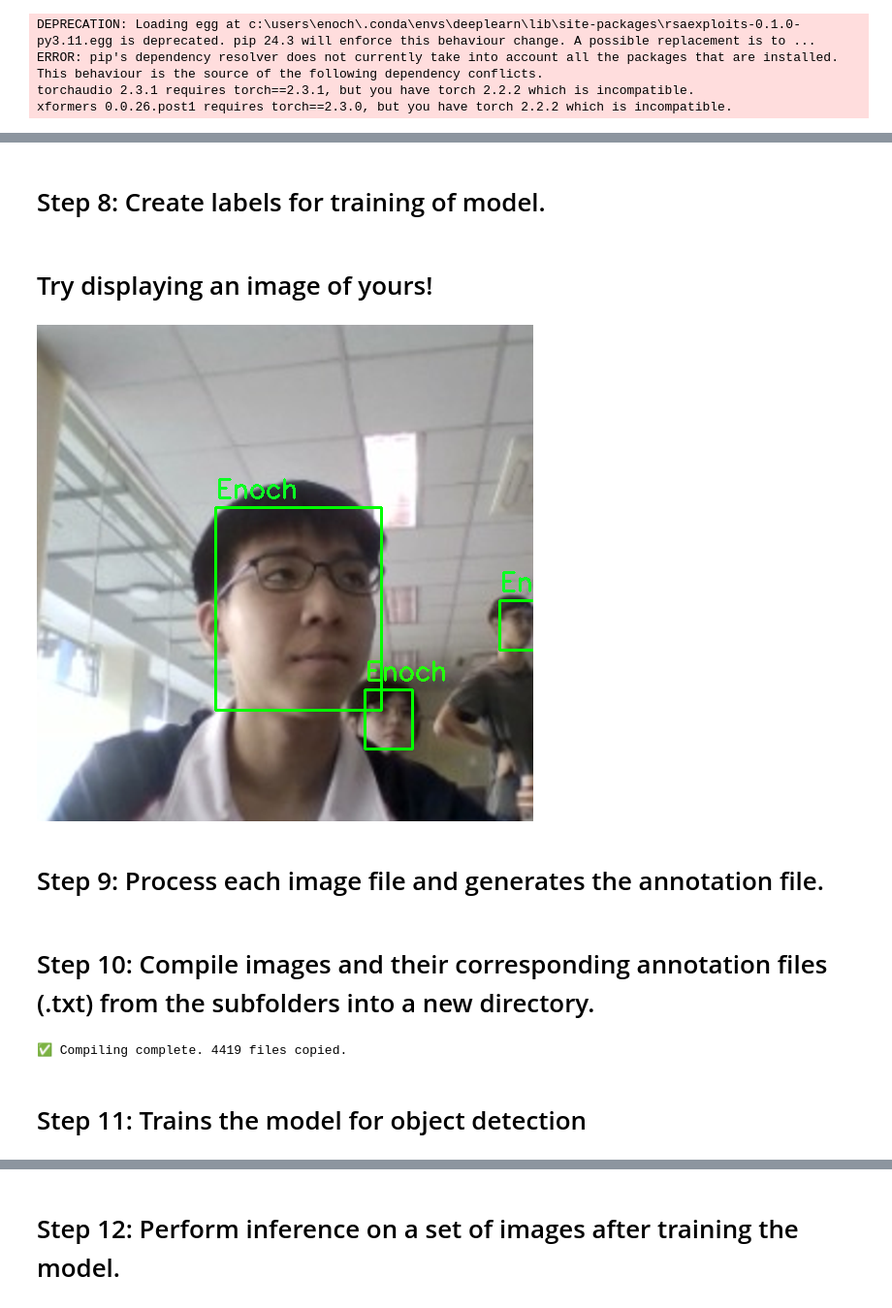
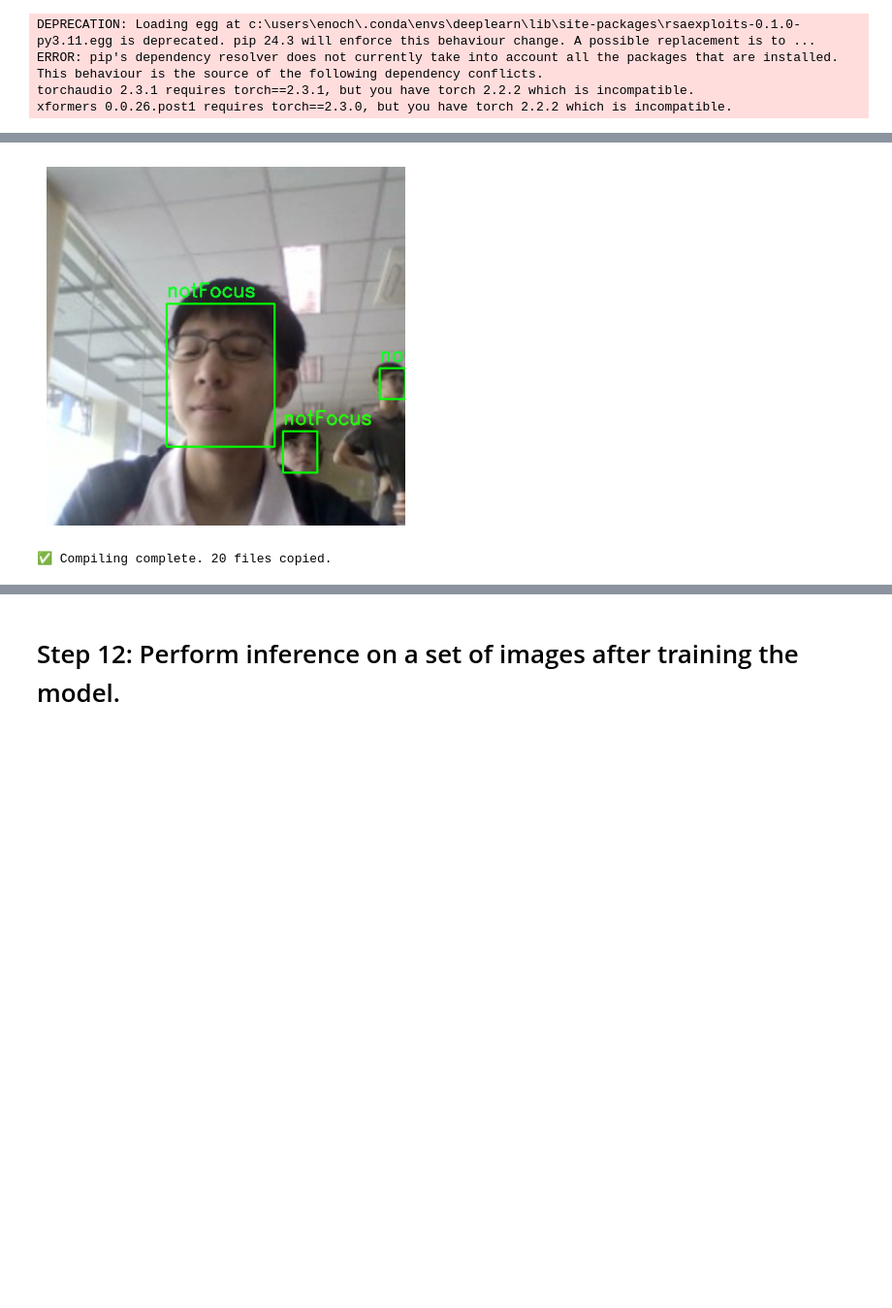
Before and after one commit to Enderpotato/BBCS2025_Advanced_3, a Jupyter notebook: facial_recognition_yolo_final.ipynb, the cells around one changed output, grey strips where cells are left out. Shown: that part at 97% size. Cells and saved outputs as stored; diff of their text form; code cells hidden in the pictures; blank space fills up the shorter version.

```diff
--- a/facial_recognition_yolo_final.ipynb
+++ b/facial_recognition_yolo_final.ipynb
@@ -105,0 +60,8 @@ print(class_names)
+# %%
+class_names = []
+
+
+for file in os.listdir("dataset"):
+  class_names.append(file)
+
+print(class_names)
@@ -106,13 +70,10 @@ print(class_names)
 # %%
-# Create a dictionary containing paths to the training and validation image directories,
-# as well as the class names (labels) for the dataset.
-
 data = {
-    'train': '/content/train/images',  # Path to the training images
-    'val': '/content/val/images',      # Path to the validation images
-    'names': class_names            # List of class names (labels)
+    'train': 'train/images',
+    'val': 'val/images',
+    'names': class_names
 }
 
 # Save the data dictionary as a YAML file for future use as the model training configuration file
-with open('/content/data.yaml', 'w') as f:
+with open('data.yaml', 'w') as f:
     yaml.dump(data, f, sort_keys=False)  # Write the dictionary to a YAML file without sorting keys
@@ -121,7 +80,7 @@ with open('/content/data.yaml', 'w') as f:
 # %%
 # Open and read the previously saved YAML file to load the dataset configuration
 
-with open('/content/data.yaml', 'r') as f:
+with open('data.yaml', 'r') as f:
     data = yaml.safe_load(f)  # Load the YAML file content into the 'data' dictionary
     namelist = class_names     # Assign the list of class names from the previous variable 'class_names'
     print(namelist)            # Print the class names (labels)
@@ -161,8 +116,6 @@ def generate_txt(x1, y1, x2, y2, file_path, class_idx):
     # Write the normalized bounding box data to a text file in YOLO format.
     with open(f"{file_name}.txt", "w") as f:
         f.write(f"{class_idx} {x_center} {y_center} {width} {height}")
-# %% [markdown]
-# Step 8: Create labels for training of model.
 # %%
 # Function to extract face bounding box data and generate YOLO annotation files
 def get_metadata(image_path):
@@ -212,15 +165,12 @@ def show_box(image_path):
             image = cv2.putText(image, namelist[class_idx], (x1, y1-10), cv2.FONT_HERSHEY_SIMPLEX, 0.9, (36, 255, 12), 2)
 
         # Display the image with bounding boxes
-        return cv2_imshow(image)
+        plt.imshow(cv2.cvtColor(image, cv2.COLOR_BGR2RGB))
+        plt.axis('off')
-# %% [markdown]
-# Try displaying an image of yours!
 # %%
 # Try it Out!!
-show_box('/content/SPARKLE Dataset/Enoch/0.jpg')
+show_box('dataset/notFocus/3.jpg')
 # %% [output]
-[figure, old version]
+[figure, new version]
-# %% [markdown]
-# Step 9: Process each image file and generates the annotation file.
 # %%
 # Walk through all the directories and files in the '/content/SPARKLE Dataset' directory
@@ -230,15 +180,13 @@ for (root, dir, files) in os.walk('/content/SPARKLE Dataset'):
         if not file.endswith('txt'):
             # Get metadata for each image file, which includes face detection and YOLO annotation generation
             get_metadata(os.path.join(root, file))
-# %% [markdown]
-# Step 10: Compile images and their corresponding annotation files (.txt) from the subfolders into a new directory.
 # %%
 # Define the root folder containing class subfolders and output directories for images and labels
-root = Path('/content/SPARKLE Dataset')
+root = Path('dataset')
 
 # Output directories for images and labels
-output_images = Path('/content/val/images')
-output_labels = Path('/content/val/labels')
+output_images = Path('val/images')
+output_labels = Path('val/labels')
 
 # Create output directories if they don't exist
 output_images.mkdir(parents=True, exist_ok=True)
@@ -270,9 +218,7 @@ for class_folder in root.iterdir():
 # Print a summary of the files copied
 print(f"✅ Compiling complete. {file_count} files copied.")
 # %% [output]
-✅ Compiling complete. 4419 files copied.
+✅ Compiling complete. 20 files copied.
-# %% [markdown]
-# Step 11: Trains the model for object detection
 # %%
 # Load the pre-trained YOLO model with a custom checkpoint ('yolo11n.pt')
 model = YOLO('yolo11n.pt')
```
Also changed, not shown: parts of 16 cells of this notebook, 3 other files.
